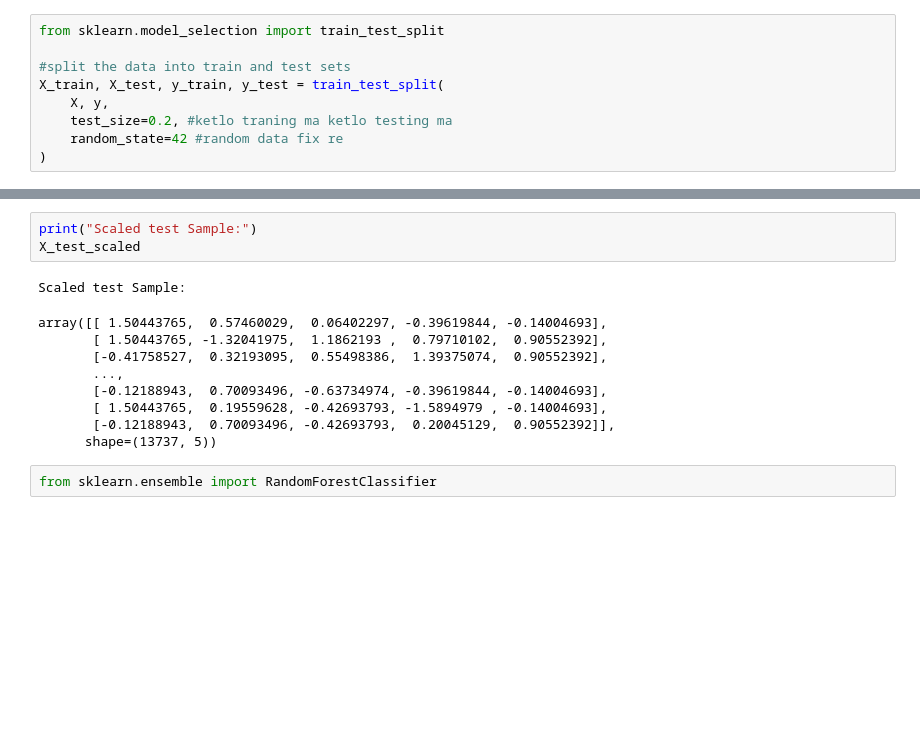
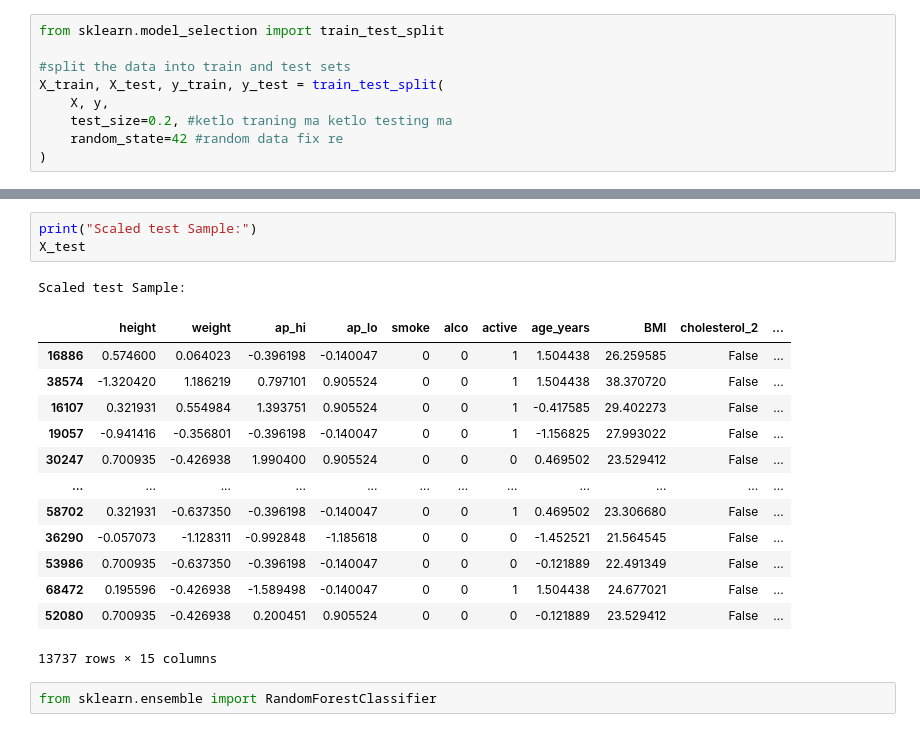
Before and after one commit to KUNJ-CP23/ML-DL, a Jupyter notebook: Cardio_ML_Project/notebooks/model.ipynb, the cells around one changed output, grey strips where cells are left out. Saved outputs shown, nothing was run; the diff lists cells and outputs as text; blank space fills up the shorter version.

```diff
--- a/Cardio_ML_Project/notebooks/model.ipynb
+++ b/Cardio_ML_Project/notebooks/model.ipynb
@@ -124,16 +134,21 @@ array([[-1.89606443,  0.44826562, -0.28666339, -1.5894979 , -2.23118864],
 # %%
 print("Scaled test Sample:")
-X_test_scaled
+X_test
 # %% [output]
 Scaled test Sample:
+|  | height | weight | ap_hi | ap_lo | smoke | alco | active | age_years | BMI | cholesterol_2 | ... |
+| 16886 | 0.574600 | 0.064023 | -0.396198 | -0.140047 | 0 | 0 | 1 | 1.504438 | 26.259585 | False | ... |
+| 38574 | -1.320420 | 1.186219 | 0.797101 | 0.905524 | 0 | 0 | 1 | 1.504438 | 38.370720 | False | ... |
+| 16107 | 0.321931 | 0.554984 | 1.393751 | 0.905524 | 0 | 0 | 1 | -0.417585 | 29.402273 | False | ... |
+| 19057 | -0.941416 | -0.356801 | -0.396198 | -0.140047 | 0 | 0 | 1 | -1.156825 | 27.993022 | False | ... |
+| 30247 | 0.700935 | -0.426938 | 1.990400 | 0.905524 | 0 | 0 | 0 | 0.469502 | 23.529412 | False | ... |
+| ... | ... | ... | ... | ... | ... | ... | ... | ... | ... | ... | ... |
+| 58702 | 0.321931 | -0.637350 | -0.396198 | -0.140047 | 0 | 0 | 1 | 0.469502 | 23.306680 | False | ... |
+| 36290 | -0.057073 | -1.128311 | -0.992848 | -1.185618 | 0 | 0 | 0 | -1.452521 | 21.564545 | False | ... |
+| 53986 | 0.700935 | -0.637350 | -0.396198 | -0.140047 | 0 | 0 | 0 | -0.121889 | 22.491349 | False | ... |
+| 68472 | 0.195596 | -0.426938 | -1.589498 | -0.140047 | 0 | 0 | 1 | 1.504438 | 24.677021 | False | ... |
+| 52080 | 0.700935 | -0.426938 | 0.200451 | 0.905524 | 0 | 0 | 0 | -0.121889 | 23.529412 | False | ... |
-array([[ 1.50443765,  0.57460029,  0.06402297, -0.39619844, -0.14004693],
-       [ 1.50443765, -1.32041975,  1.1862193 ,  0.79710102,  0.90552392],
-       [-0.41758527,  0.32193095,  0.55498386,  1.39375074,  0.90552392],
-       ...,
-       [-0.12188943,  0.70093496, -0.63734974, -0.39619844, -0.14004693],
-       [ 1.50443765,  0.19559628, -0.42693793, -1.5894979 , -0.14004693],
-       [-0.12188943,  0.70093496, -0.42693793,  0.20045129,  0.90552392]],
-      shape=(13737, 5))
+13737 rows × 15 columns
 # %%
 from sklearn.ensemble import RandomForestClassifier
 # %%
```
Also changed, not shown: parts of 7 cells of this notebook.
